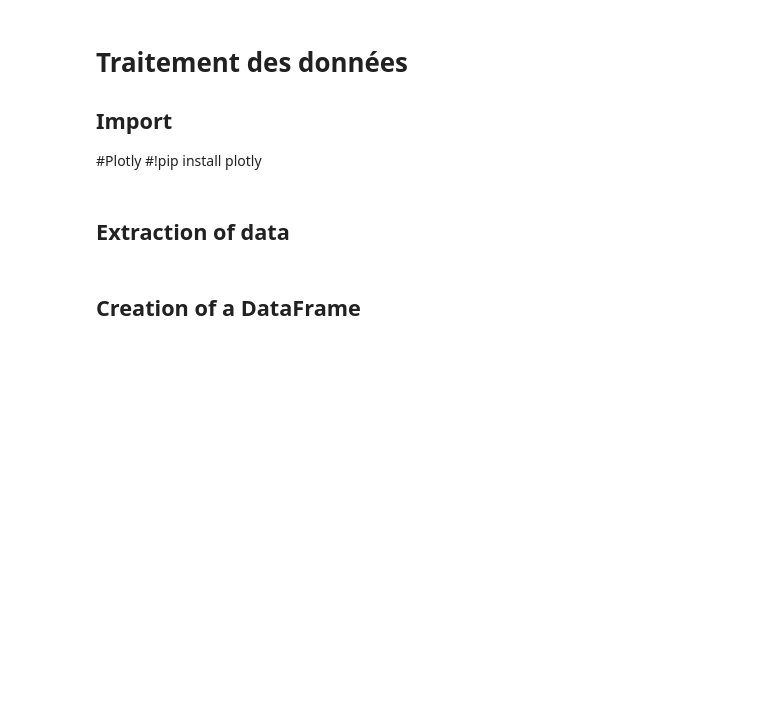
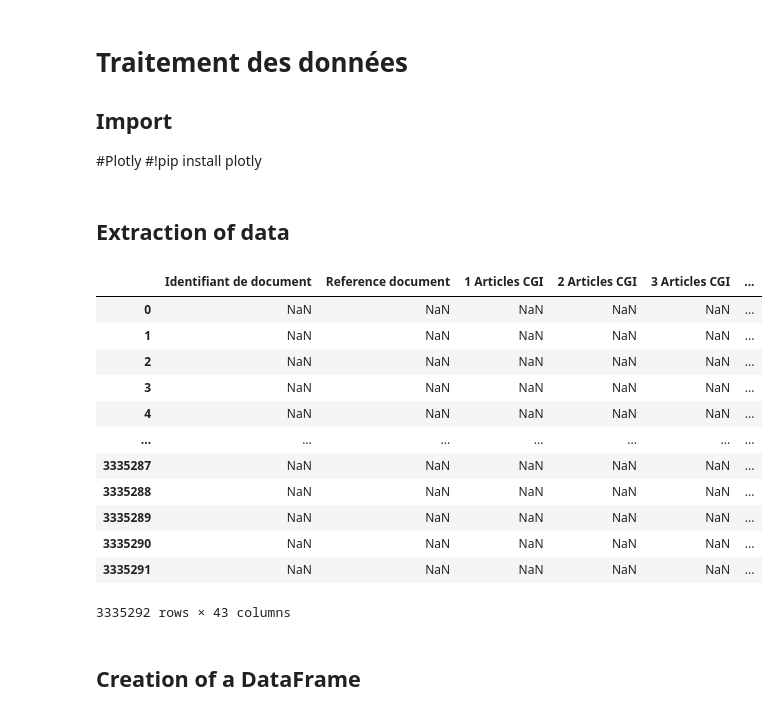
Before and after one commit to GuillaumeDorschner/Real-Estate-Analysis-France, a Jupyter notebook: Rapport.ipynb, the cells around one changed output. Saved outputs shown, nothing was run; the diff lists cells and outputs as text; code cells hidden in the pictures; blank space fills up the shorter version.

```diff
--- a/Rapport.ipynb
+++ b/Rapport.ipynb
@@ -68,9 +68,23 @@ warnings.filterwarnings('ignore')
 ## Extraction of data
 # %%
 annee = "2018"
-df = pd.read_csv(f'../data/valeursfoncieres-{annee}.txt', sep = '|',decimal = ',')
+df = pd.read_csv(f'./data/valeursfoncieres-{annee}.txt', sep = '|',decimal = ',')
 df["Date mutation"] = pd.to_datetime(df["Date mutation"], format="%d/%m/%Y")
 display(df)
+# %% [output]
+|  | Identifiant de document | Reference document | 1 Articles CGI | 2 Articles CGI | 3 Articles CGI | ... |
+| 0 | NaN | NaN | NaN | NaN | NaN | ... |
+| 1 | NaN | NaN | NaN | NaN | NaN | ... |
+| 2 | NaN | NaN | NaN | NaN | NaN | ... |
+| 3 | NaN | NaN | NaN | NaN | NaN | ... |
+| 4 | NaN | NaN | NaN | NaN | NaN | ... |
+| ... | ... | ... | ... | ... | ... | ... |
+| 3335287 | NaN | NaN | NaN | NaN | NaN | ... |
+| 3335288 | NaN | NaN | NaN | NaN | NaN | ... |
+| 3335289 | NaN | NaN | NaN | NaN | NaN | ... |
+| 3335290 | NaN | NaN | NaN | NaN | NaN | ... |
+| 3335291 | NaN | NaN | NaN | NaN | NaN | ... |
+3335292 rows × 43 columns
 # %%
 data = df.copy()
 # %% [markdown]
```
Also changed, not shown: parts of 6 cells of this notebook, 3 other files.
